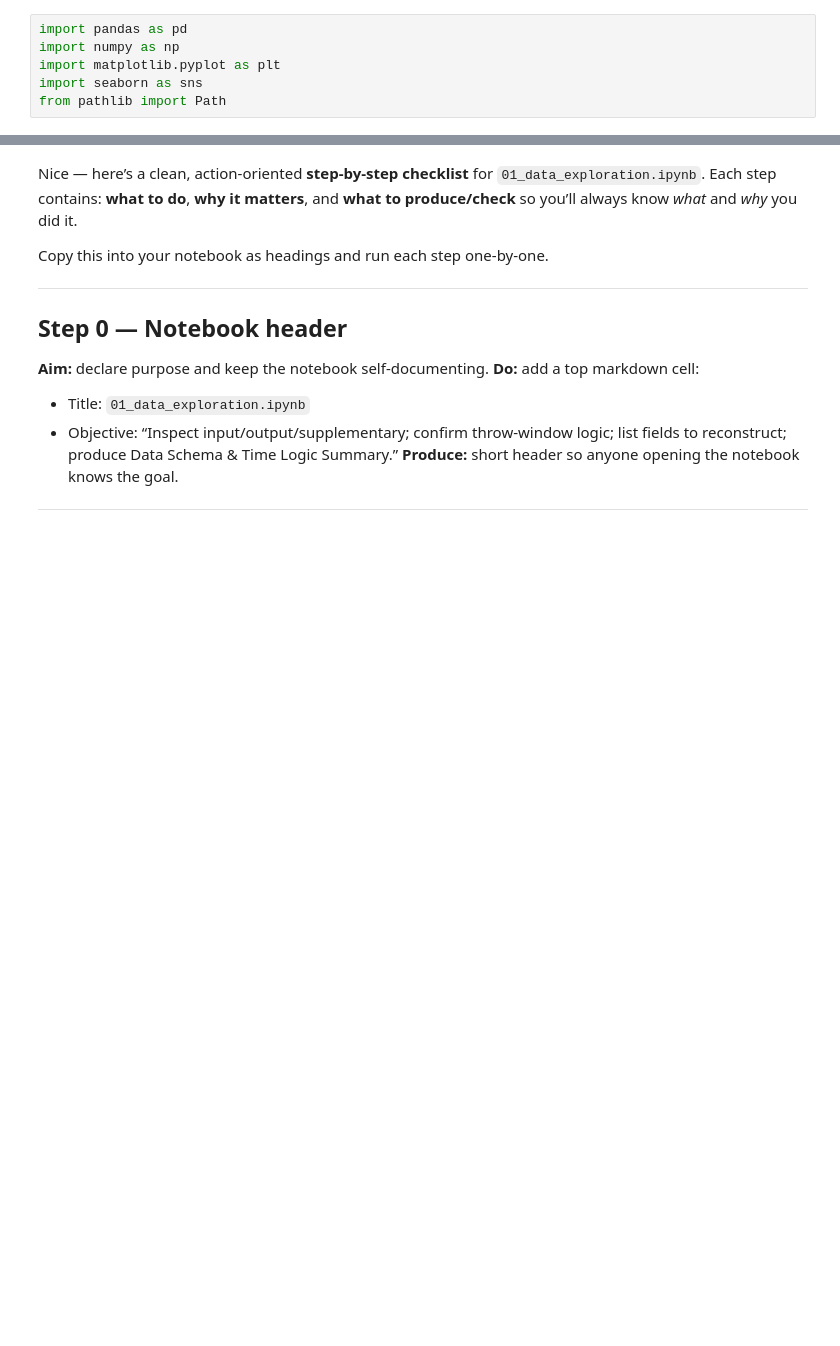
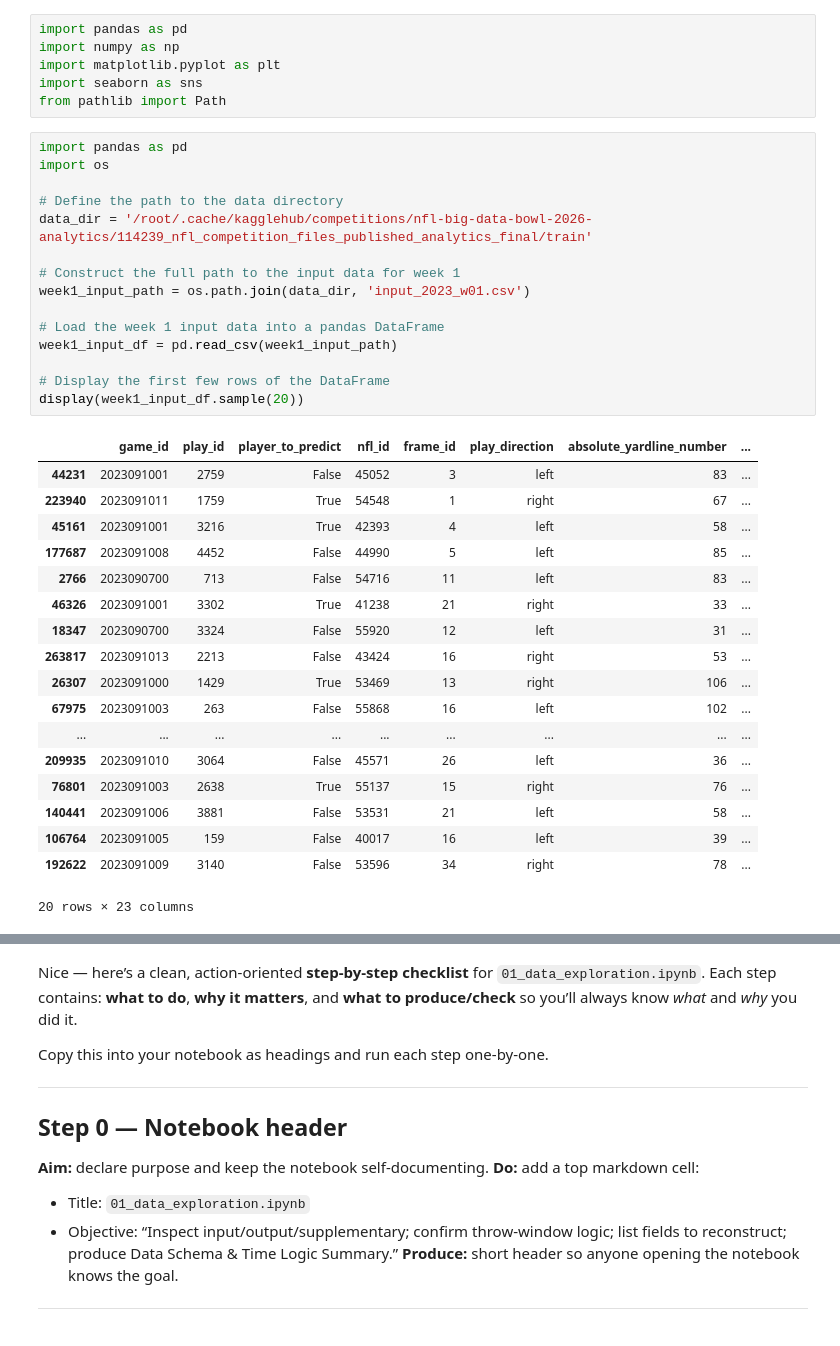
Before and after one commit to muma005/nfl-ball-flight-analysis, a Jupyter notebook: notebooks/00_data_exploration.ipynb, the cells around one changed output, grey strips where cells are left out. Cells and saved outputs as stored; diff of their text form; blank space fills up the shorter version.

```diff
--- a/notebooks/00_data_exploration.ipynb
+++ b/notebooks/00_data_exploration.ipynb
@@ -13,3 +44,37 @@ import numpy as np
 import matplotlib.pyplot as plt
 import seaborn as sns
 from pathlib import Path
+# %%
+import pandas as pd
+import os
+
+# Define the path to the data directory
+data_dir = '/root/.cache/kagglehub/competitions/nfl-big-data-bowl-2026-analytics/114239_nfl_competition_files_published_analytics_final/train'
+
+# Construct the full path to the input data for week 1
+week1_input_path = os.path.join(data_dir, 'input_2023_w01.csv')
+
+# Load the week 1 input data into a pandas DataFrame
+week1_input_df = pd.read_csv(week1_input_path)
+
+# Display the first few rows of the DataFrame
+display(week1_input_df.sample(20))
+# %% [output]
+|  | game_id | play_id | player_to_predict | nfl_id | frame_id | play_direction | absolute_yardline_number | ... |
+| 44231 | 2023091001 | 2759 | False | 45052 | 3 | left | 83 | ... |
+| 223940 | 2023091011 | 1759 | True | 54548 | 1 | right | 67 | ... |
+| 45161 | 2023091001 | 3216 | True | 42393 | 4 | left | 58 | ... |
+| 177687 | 2023091008 | 4452 | False | 44990 | 5 | left | 85 | ... |
+| 2766 | 2023090700 | 713 | False | 54716 | 11 | left | 83 | ... |
+| 46326 | 2023091001 | 3302 | True | 41238 | 21 | right | 33 | ... |
+| 18347 | 2023090700 | 3324 | False | 55920 | 12 | left | 31 | ... |
+| 263817 | 2023091013 | 2213 | False | 43424 | 16 | right | 53 | ... |
+| 26307 | 2023091000 | 1429 | True | 53469 | 13 | right | 106 | ... |
+| 67975 | 2023091003 | 263 | False | 55868 | 16 | left | 102 | ... |
+| ... | ... | ... | ... | ... | ... | ... | ... | ... |
+| 209935 | 2023091010 | 3064 | False | 45571 | 26 | left | 36 | ... |
+| 76801 | 2023091003 | 2638 | True | 55137 | 15 | right | 76 | ... |
+| 140441 | 2023091006 | 3881 | False | 53531 | 21 | left | 58 | ... |
+| 106764 | 2023091005 | 159 | False | 40017 | 16 | left | 39 | ... |
+| 192622 | 2023091009 | 3140 | False | 53596 | 34 | right | 78 | ... |
+20 rows × 23 columns
```
Also changed, not shown: parts of 9 cells of this notebook.
